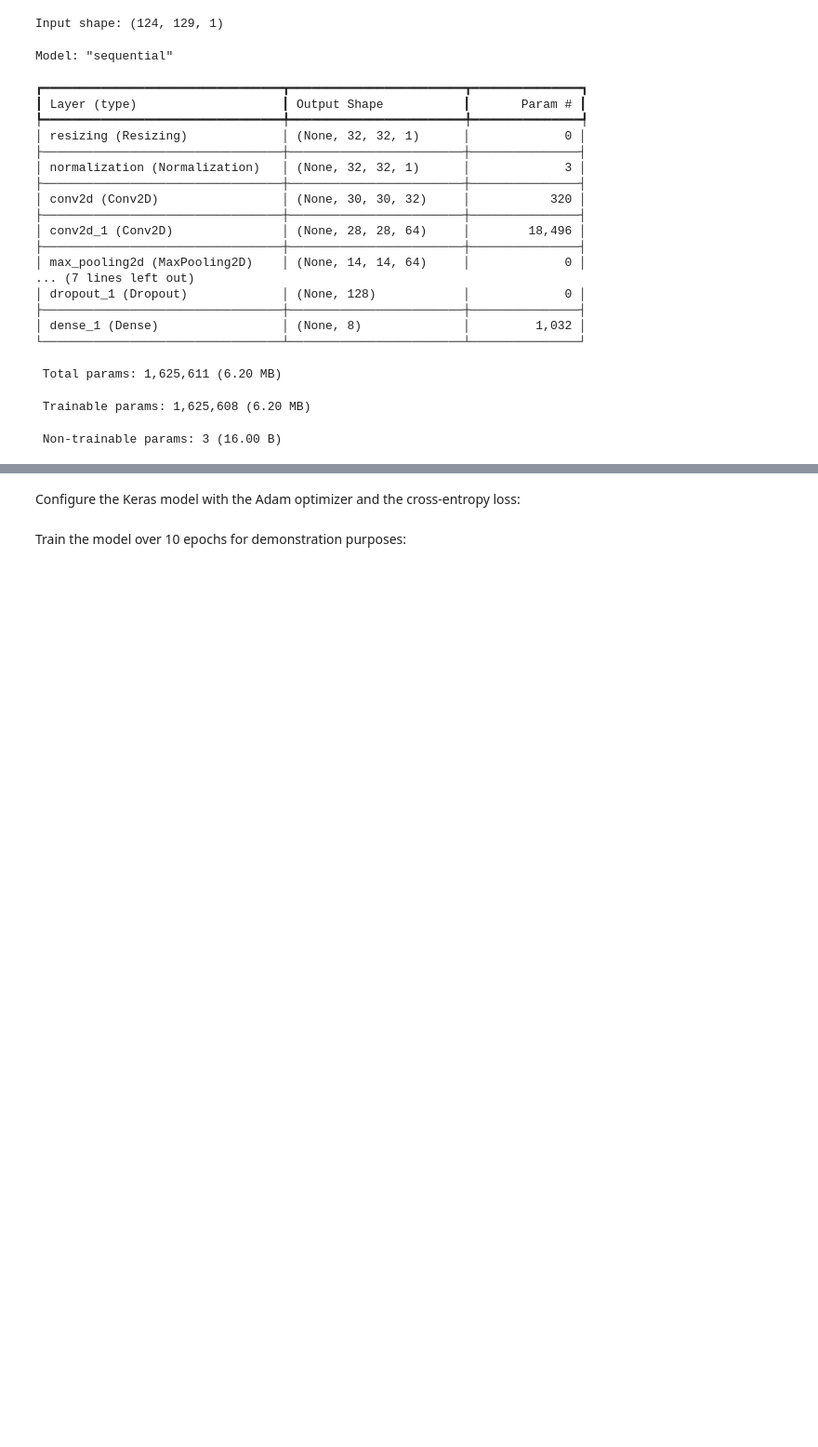
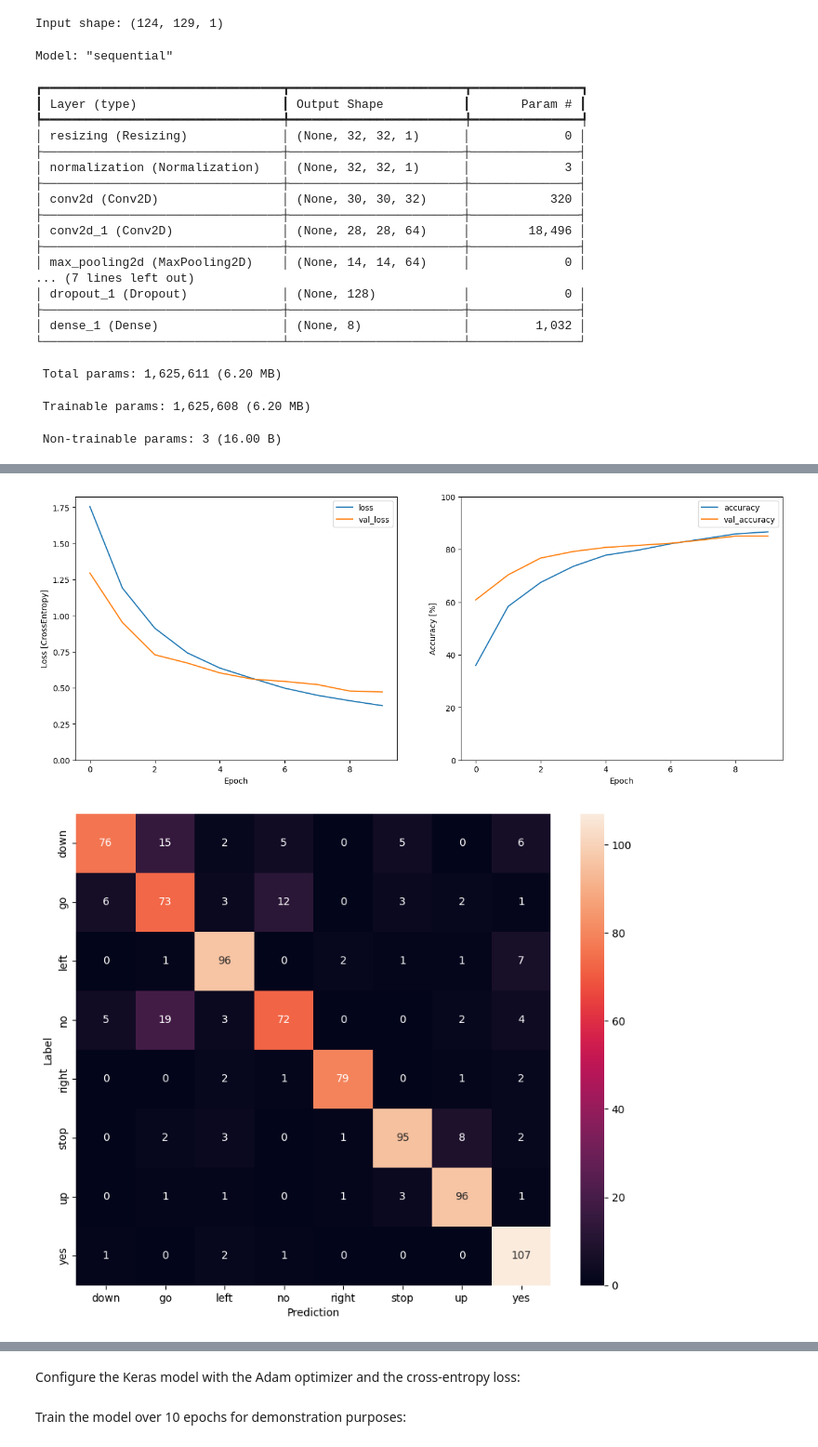
Before and after one commit to idarodsjo/EDC_project, a Jupyter notebook: site/en/tutorials/audio/simple_audio.ipynb, the cells around one changed output, grey strips where cells are left out. Shown at 93% size. Drawn from its saved outputs; the diff is of its cells as text; code cells hidden in the pictures; blank space fills up the shorter version.

```diff
--- a/site/en/tutorials/audio/simple_audio.ipynb
+++ b/site/en/tutorials/audio/simple_audio.ipynb
@@ -289,7 +283,7 @@ def _mel_mfcc_np(waveform,
 
   # Fbank energies
   mel_fbanks, _ = fbank(x,
-                        sample_rate=sample_rate,
+                        samplerate=sample_rate,
                         nfilt=nfilt,
                         winlen=winlen,
                         winstep=winstep,
@@ -376,11 +414,18 @@ train_mfcc_ds = make_spec_ds(train_ds, feature_type='mfcc', nfilt=40, numcep=13)
 val_mfcc_ds   = make_spec_ds(val_ds,   feature_type='mfcc', nfilt=40, numcep=13)
 test_mfcc_ds  = make_spec_ds(test_ds,  feature_type='mfcc', nfilt=40, numcep=13)
 
+# Mel + MFCC
 
-#def prep(ds): return ds.cache().shuffle(10000).prefetch(tf.data.AUTOTUNE)
-#def prep_eval(ds): return ds.cache().prefetch(tf.data.AUTOTUNE)
+train_mel_mfcc_ds = make_spec_ds(train_ds, feature_type='mel+mfcc', nfilt=40, numcep=13)
+val_mel_mfcc_ds   = make_spec_ds(val_ds,   feature_type='mel+mfcc', nfilt=40, numcep=13)
+test_mel_mfcc_ds  = make_spec_ds(test_ds,  feature_type='mel+mfcc', nfilt=40, numcep=13)
 
 
-#train_spec_ds = prep(train_spec_ds);  val_spec_ds = prep_eval(val_spec_ds);  test_spec_ds = prep_eval(test_spec_ds)
-#train_mel_ds  = prep(train_mel_ds);   val_mel_ds  = prep_eval(val_mel_ds);   test_mel_ds  = prep_eval(test_mel_ds)
-#train_mfcc_ds = prep(train_mfcc_ds);  val_mfcc_ds = prep_eval(val_mfcc_ds);  test_mfcc_ds = prep_eval(test_mfcc_ds)
+def prep(ds): return ds.cache().shuffle(10000).prefetch(tf.data.AUTOTUNE)
+def prep_eval(ds): return ds.cache().prefetch(tf.data.AUTOTUNE)
+
+
+train_spec_ds = prep(train_spec_ds);  val_spec_ds = prep_eval(val_spec_ds);  test_spec_ds = prep_eval(test_spec_ds)
+train_mel_ds  = prep(train_mel_ds);   val_mel_ds  = prep_eval(val_mel_ds);   test_mel_ds  = prep_eval(test_mel_ds)
+train_mfcc_ds = prep(train_mfcc_ds);  val_mfcc_ds = prep_eval(val_mfcc_ds);  test_mfcc_ds = prep_eval(test_mfcc_ds)
+train_mel_mfcc_ds = prep(train_mel_mfcc_ds); val_mel_mfcc_ds = prep_eval(val_mel_mfcc_ds); test_mel_mfcc_ds = prep_eval(test_mel_mfcc_ds)
@@ -477,0 +569,56 @@ Model: "sequential"
+# %%
+EPOCHS = 10
+# TRAINING MODEL AND COMPARING
+def train_eval(name, train_ds, val_ds, test_ds):
+  print(f"\n----- {name} -----")
+  model = build_model(train_ds, num_labels)
+  history = model.fit(
+      train_ds,
+      validation_data=val_ds,
+      epochs=EPOCHS,
+      callbacks=[tf.keras.callbacks.EarlyStopping(verbose=1, patience=2)]
+  )
+
+  # Plotting loss and accuracy
+  metrics = history.history
+  plt.figure(figsize=(16,6))
+  plt.subplot(1,2,1)
+  plt.plot(history.epoch, metrics['loss'], metrics['val_loss'])
+  plt.legend(['loss', 'val_loss'])
+  plt.ylim([0, max(plt.ylim())])
+  plt.xlabel('Epoch')
+  plt.ylabel('Loss [CrossEntropy]')
+
+  plt.subplot(1,2,2)
+  plt.plot(history.epoch, 100*np.array(metrics['accuracy']), 100*np.array(metrics['val_accuracy']))
+  plt.legend(['accuracy', 'val_accuracy'])
+  plt.ylim([0, 100])
+  plt.xlabel('Epoch')
+  plt.ylabel('Accuracy [%]')
+
+  test_metrics = model.evaluate(test_ds, return_dict=True)
+  print(f"Test accuracy for {name}: {test_metrics['accuracy']:.4f}")
+
+  # Confusion matrix
+  y_pred = model.predict(test_ds)
+  y_pred = tf.argmax(y_pred, axis=1)
+  y_true = tf.concat(list(test_spectrogram_ds.map(lambda s,lab: lab)), axis=0)
+
+  confusion_mtx = tf.math.confusion_matrix(y_true, y_pred)
+  plt.figure(figsize=(10, 8))
+  sns.heatmap(confusion_mtx,
+              xticklabels=label_names,
+              yticklabels=label_names,
+              annot=True, fmt='g')
+  plt.xlabel('Prediction')
+  plt.ylabel('Label')
+  plt.show()
+
+
+  return model, history, test_metrics
+
+spec_model, spec_hist, spec_test = train_eval("STFT Spectrogram", train_spec_ds, val_spec_ds, test_spec_ds)
+mel_model,  mel_hist,  mel_test  = train_eval("Log-Mel",          train_mel_ds,  val_mel_ds,  test_mel_ds)
+mfcc_model, mfcc_hist, mfcc_test = train_eval("MFCCs",             train_mfcc_ds, val_mfcc_ds, test_mfcc_ds)
+melmfcc_model, melmfcc_hist, melmfcc_test = train_eval("Log-Mel + MFCC (2ch)", train_mel_mfcc_ds, val_mel_mfcc_ds, test_mel_mfcc_ds)
+# %% [output]
@@ -477,0 +642,2 @@ Model: "sequential"
+[figure, added]
+[figure, added]
```
Also changed, not shown: parts of 12 cells of this notebook.
